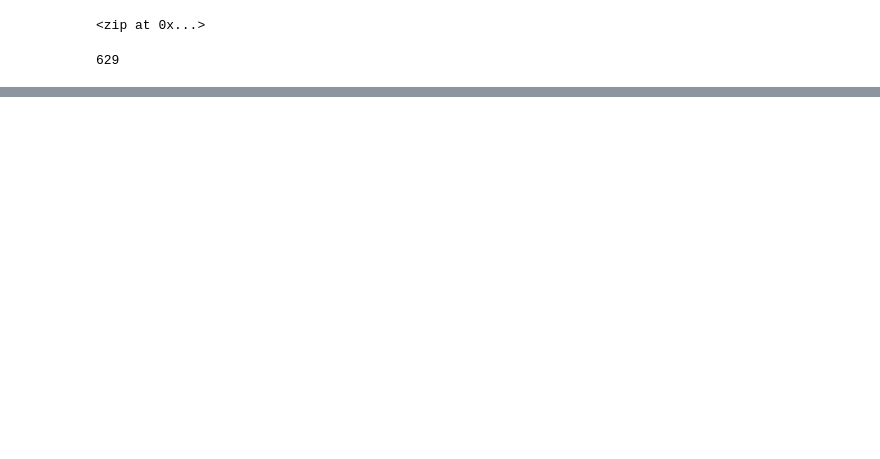
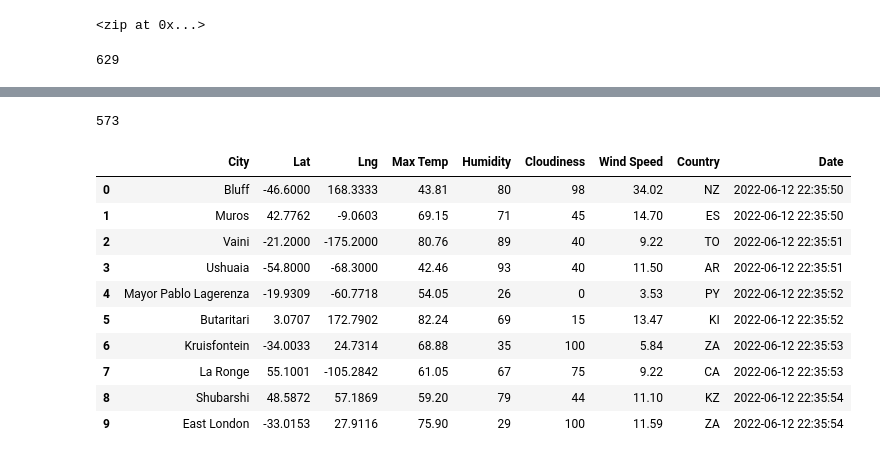
Before and after one commit to tylerah/world-weather-analysis, a Jupyter notebook: WeatherPy.ipynb, the cells around one changed output, grey strips where cells are left out. Cells and saved outputs as stored; diff of their text form; code cells hidden in the pictures; blank space fills up the shorter version.

```diff
--- a/WeatherPy.ipynb
+++ b/WeatherPy.ipynb
@@ -33,0 +39,10 @@ len(cities)
+# %%
+# Create an empty list to hold the weather data.
+city_data = []
+# Print the beginning of the logging.
+print("Beginning Data Retrieval     ")
+print("-----------------------------")
+
+# Create counters.
+record_count = 1
+set_count = 1
@@ -33,0 +132,21 @@ len(cities)
+# %%
+# check length of city_data
+len(city_data)
+# %% [output]
+573
+# %%
+# Convert the array of dictionaries to a Pandas DataFrame.
+city_data_df = pd.DataFrame(city_data)
+city_data_df.head(10)
+# %% [output]
+|  | City | Lat | Lng | Max Temp | Humidity | Cloudiness | Wind Speed | Country | Date |
+| 0 | Bluff | -46.6000 | 168.3333 | 43.81 | 80 | 98 | 34.02 | NZ | 2022-06-12 22:35:50 |
+| 1 | Muros | 42.7762 | -9.0603 | 69.15 | 71 | 45 | 14.70 | ES | 2022-06-12 22:35:50 |
+| 2 | Vaini | -21.2000 | -175.2000 | 80.76 | 89 | 40 | 9.22 | TO | 2022-06-12 22:35:51 |
+| 3 | Ushuaia | -54.8000 | -68.3000 | 42.46 | 93 | 40 | 11.50 | AR | 2022-06-12 22:35:51 |
+| 4 | Mayor Pablo Lagerenza | -19.9309 | -60.7718 | 54.05 | 26 | 0 | 3.53 | PY | 2022-06-12 22:35:52 |
+| 5 | Butaritari | 3.0707 | 172.7902 | 82.24 | 69 | 15 | 13.47 | KI | 2022-06-12 22:35:52 |
+| 6 | Kruisfontein | -34.0033 | 24.7314 | 68.88 | 35 | 100 | 5.84 | ZA | 2022-06-12 22:35:53 |
+| 7 | La Ronge | 55.1001 | -105.2842 | 61.05 | 67 | 75 | 9.22 | CA | 2022-06-12 22:35:53 |
+| 8 | Shubarshi | 48.5872 | 57.1869 | 59.20 | 79 | 44 | 11.10 | KZ | 2022-06-12 22:35:54 |
+| 9 | East London | -33.0153 | 27.9116 | 75.90 | 29 | 100 | 11.59 | ZA | 2022-06-12 22:35:54 |
```
Also changed, not shown: parts of 9 cells of this notebook, 3 other files.
